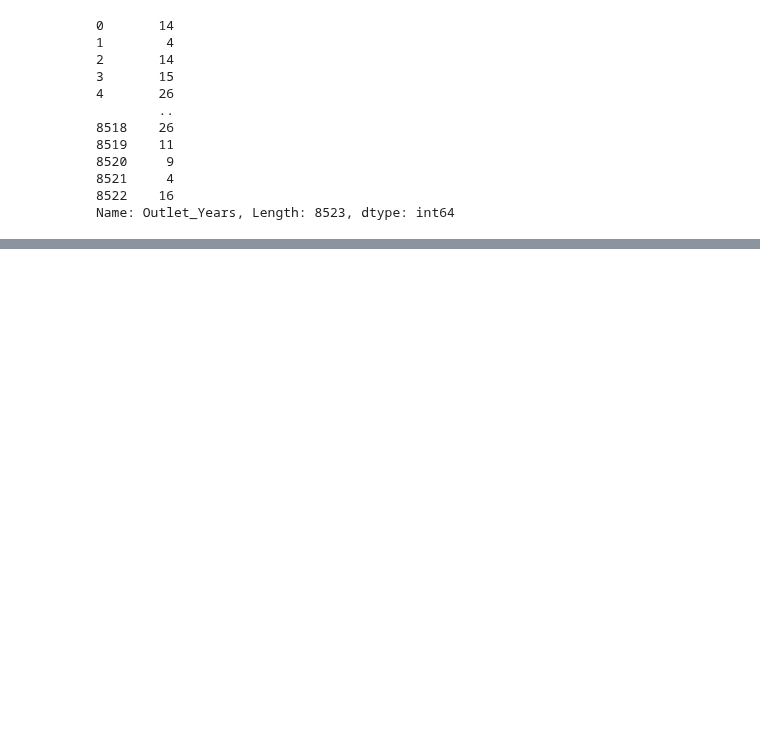
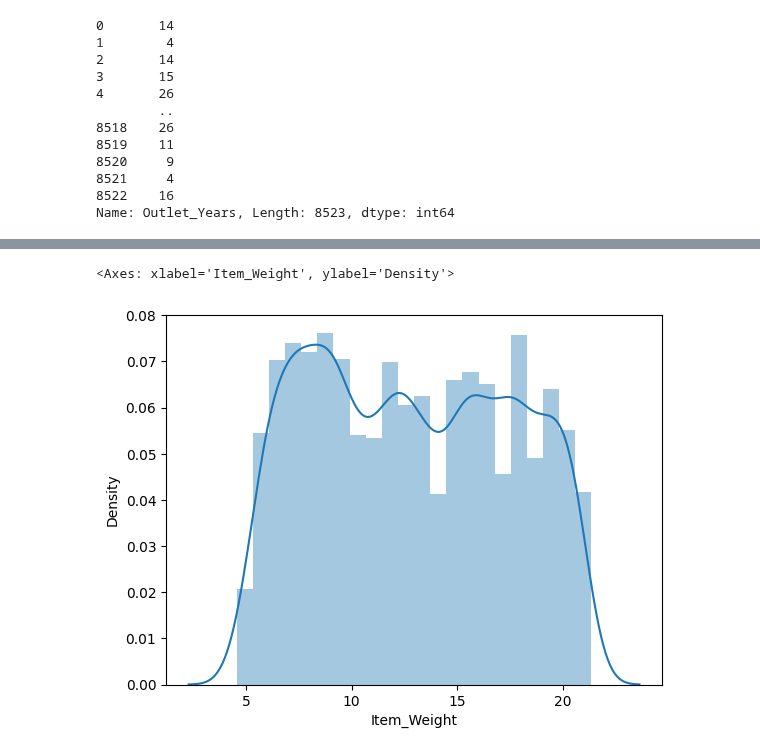
Before and after one commit to BhavyaT-135/Python-ML-Bootcamp, a Jupyter notebook: 04_bigmart_dataset_analysis/bigmart_dataset_analysis.ipynb, the cells around one changed output, grey strips where cells are left out. Cells and saved outputs as stored; diff of their text form; code cells hidden in the pictures; blank space fills up the shorter version.

```diff
--- a/04_bigmart_dataset_analysis/bigmart_dataset_analysis.ipynb
+++ b/04_bigmart_dataset_analysis/bigmart_dataset_analysis.ipynb
@@ -269,0 +281,5 @@ Name: Outlet_Years, Length: 8523, dtype: int64
+# %%
+sns.distplot(df['Item_Weight'])
+# %% [output]
+<Axes: xlabel='Item_Weight', ylabel='Density'>
+[figure, added]
```
Also changed, not shown: parts of 12 cells of this notebook.
